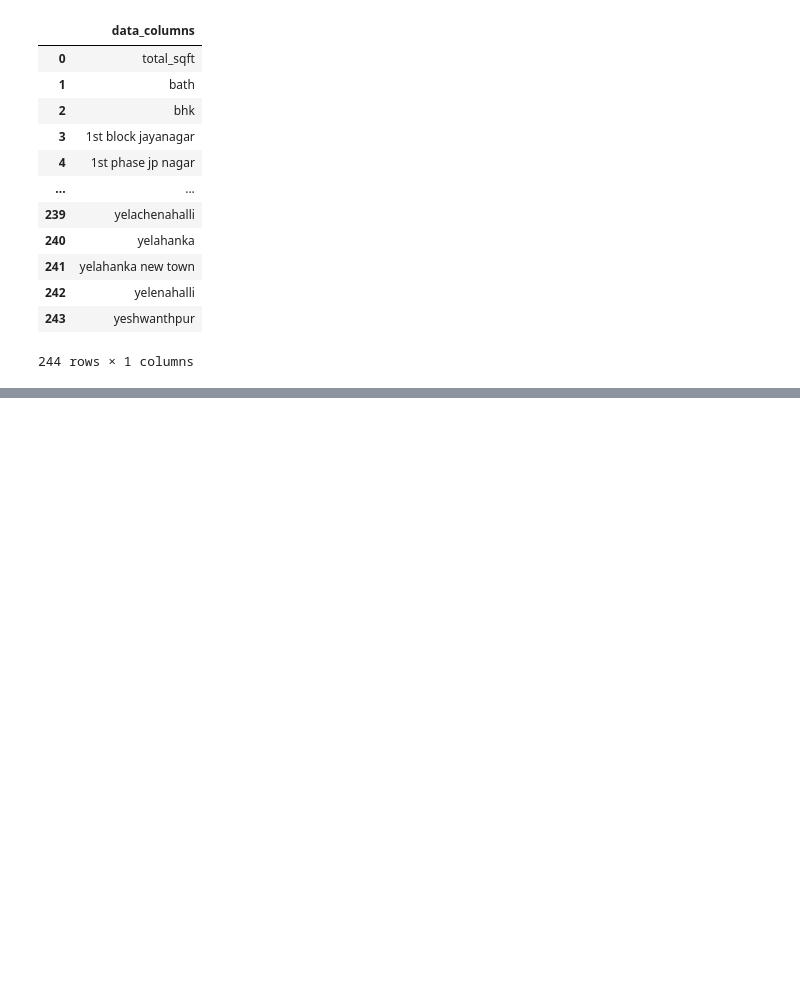
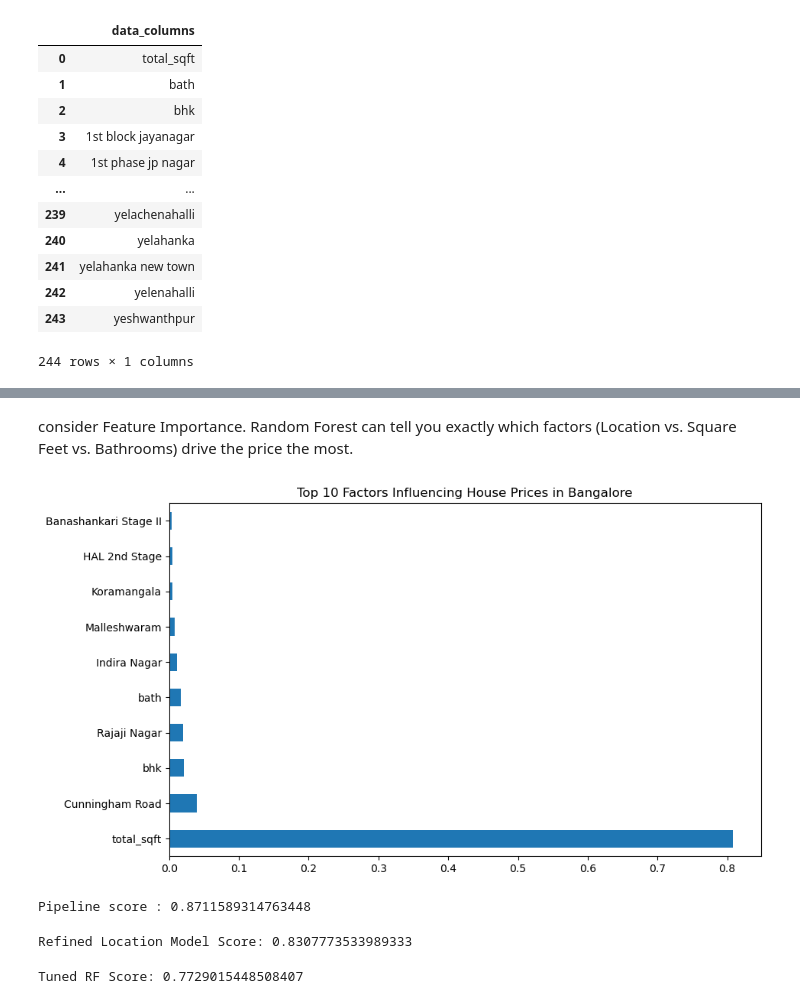
Before and after one commit to sanagahoi/Data_science_Project, a Jupyter notebook: CodeBasic_Project_HomePriceBangalore.ipynb, the cells around one changed output, grey strips where cells are left out. Cells and saved outputs as stored; diff of their text form; code cells hidden in the pictures; blank space fills up the shorter version.

```diff
--- a/CodeBasic_Project_HomePriceBangalore.ipynb
+++ b/CodeBasic_Project_HomePriceBangalore.ipynb
@@ -548,0 +712,71 @@ col
+# %% [markdown]
+consider Feature Importance. Random Forest can tell you exactly which factors (Location vs. Square Feet vs. Bathrooms) drive the price the most.
+# %%
+importances = rf.feature_importances_
+feature_names = X.columns
+rf_importances = pd.Series(importances, index=feature_names)
+
+# Look at the top 10 most influential factors
+plt.figure(figsize=(10,6))
+rf_importances.nlargest(10).plot(kind='barh')
+plt.title("Top 10 Factors Influencing House Prices in Bangalore")
+plt.show()
+# %% [output]
+[figure, added]
+# %%
+# building a pipeline to make code cleaner
+
+from sklearn.pipeline import Pipeline
+from sklearn.preprocessing import StandardScaler, OneHotEncoder
+from sklearn.compose import ColumnTransformer
+
+# define which columns need which treatment
+numeric_features = ['total_sqft', 'bath', 'bhk']
+cat_features = ['location']
+
+# create the preprocessing steps
+preprocessor = ColumnTransformer(
+    transformers=[
+        ('num', StandardScaler(), numeric_features),
+        ('cat', OneHotEncoder(handle_unknown='ignore'), cat_features)
+    ])
+# Create the full pipeline
+clf = Pipeline(
+    steps=[
+        ('preprocessor', preprocessor),
+        ('classifier', LinearRegression())
+    ])
+
+# Fit the pipeline (we have to use df10 for this)
+X_pipe = df10.drop('price', axis=1)
+y_pipe = df10['price']
+
+
+X_train_p, X_test_p, y_train_p, y_test_p = train_test_split(X_pipe, y_pipe, test_size=0.2)
+clf.fit(X_train_p,y_train_p )
+
+print(f"Pipeline score : {clf.score(X_test_p,y_test_p)}")
+# %% [output]
+Pipeline score : 0.8711589314763448
+# %%
+# Calculate the mean price per location
+location_mapping = df10.groupby('location')['price'].mean().to_dict()
+
+# Map the mean price back to the dataframe
+df10['location_refined'] = df10['location'].map(location_mapping)
+
+# Now your model has a numerical "Location Score" instead of hundreds of dummy columns
+X_refined = df10[['total_sqft', 'bath', 'bhk', 'location_refined']]
+y_refined = df10['price']
+
+lr_refined = LinearRegression()
+lr_refined.fit(X_refined, y_refined)
+print(f"Refined Location Model Score: {lr_refined.score(X_refined, y_refined)}")
+# %% [output]
+Refined Location Model Score: 0.8307773533989333
+# %%
+rf_tuned = RandomForestRegressor(n_estimators=100, max_depth=10, min_samples_leaf=5)
+rf_tuned.fit(X_train, y_train)
+print(f"Tuned RF Score: {rf_tuned.score(X_test, y_test)}")
+# %% [output]
+Tuned RF Score: 0.7729015448508407
```
Also changed, not shown: parts of 21 cells of this notebook.
